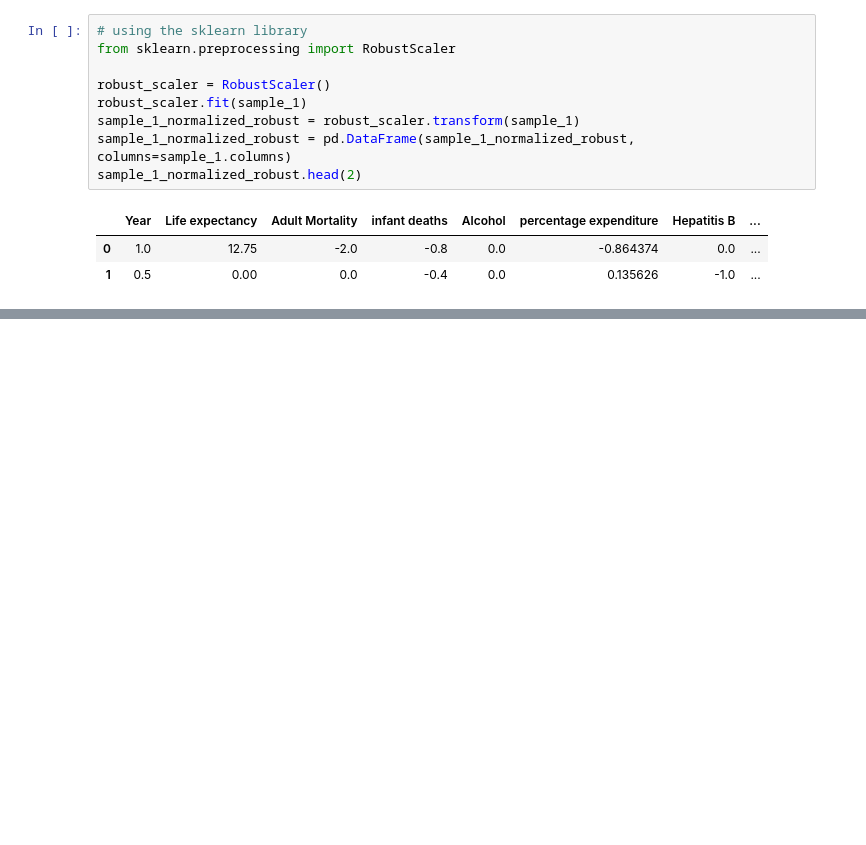
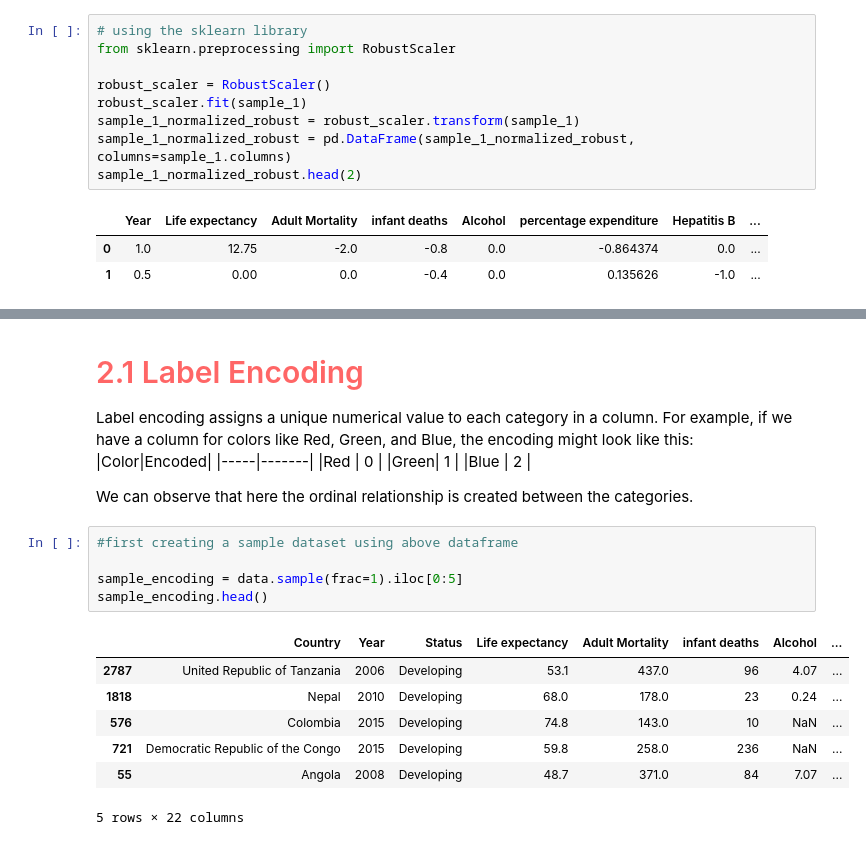
Before and after one commit to cruvss/Data-Preprocessing-For-Machine-Learning, a Jupyter notebook: 4.Data_Transformation/dtrans.ipynb, the cells around one changed output, grey strips where cells are left out. Drawn from its saved outputs; the diff is of its cells as text; blank space fills up the shorter version.

Commit message:
complete label encoder

```diff
--- a/4.Data_Transformation/dtrans.ipynb
+++ b/4.Data_Transformation/dtrans.ipynb
@@ -234,0 +252,24 @@ sample_1_normalized_robust.head(2)
+# %% [markdown]
+## <h3 style="font-size:200%; font-family:cursive; color:#ff6666;">2.1 Label Encoding</h3>
+# %% [markdown]
+Label encoding assigns a unique numerical value to each category in a column. For example, if we have a column for colors like Red, Green, and Blue, the encoding might look like this:
+|Color|Encoded|
+|-----|-------|
+|Red  | 0     |
+|Green| 1     |
+|Blue | 2     |
+
+We can observe that here the ordinal relationship is created between the categories.
+# %%
+#first creating a sample dataset using above dataframe
+
+sample_encoding = data.sample(frac=1).iloc[0:5]
+sample_encoding.head()
+# %% [output]
+|  | Country | Year | Status | Life expectancy | Adult Mortality | infant deaths | Alcohol | ... |
+| 2787 | United Republic of Tanzania | 2006 | Developing | 53.1 | 437.0 | 96 | 4.07 | ... |
+| 1818 | Nepal | 2010 | Developing | 68.0 | 178.0 | 23 | 0.24 | ... |
+| 576 | Colombia | 2015 | Developing | 74.8 | 143.0 | 10 | NaN | ... |
+| 721 | Democratic Republic of the Congo | 2015 | Developing | 59.8 | 258.0 | 236 | NaN | ... |
+| 55 | Angola | 2008 | Developing | 48.7 | 371.0 | 84 | 7.07 | ... |
+5 rows × 22 columns
```
Also changed, not shown: parts of 7 cells of this notebook.
